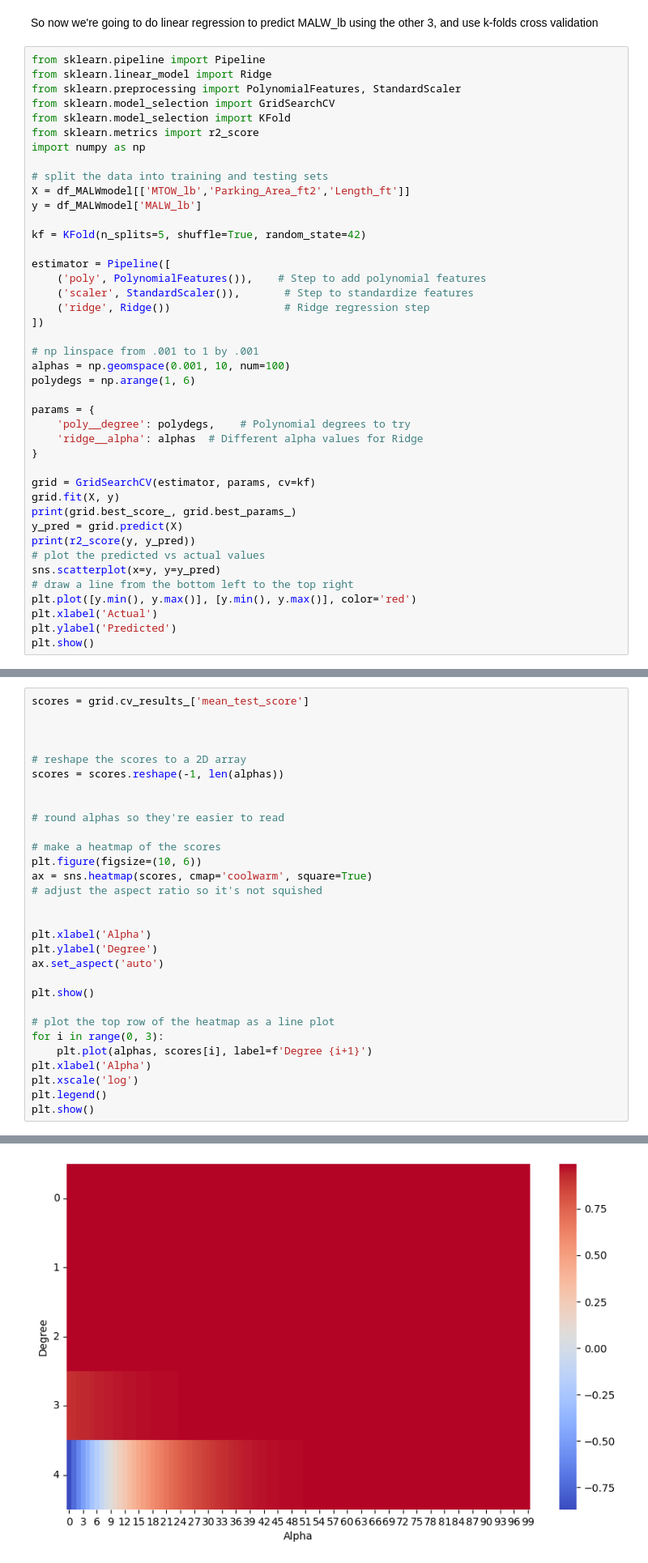
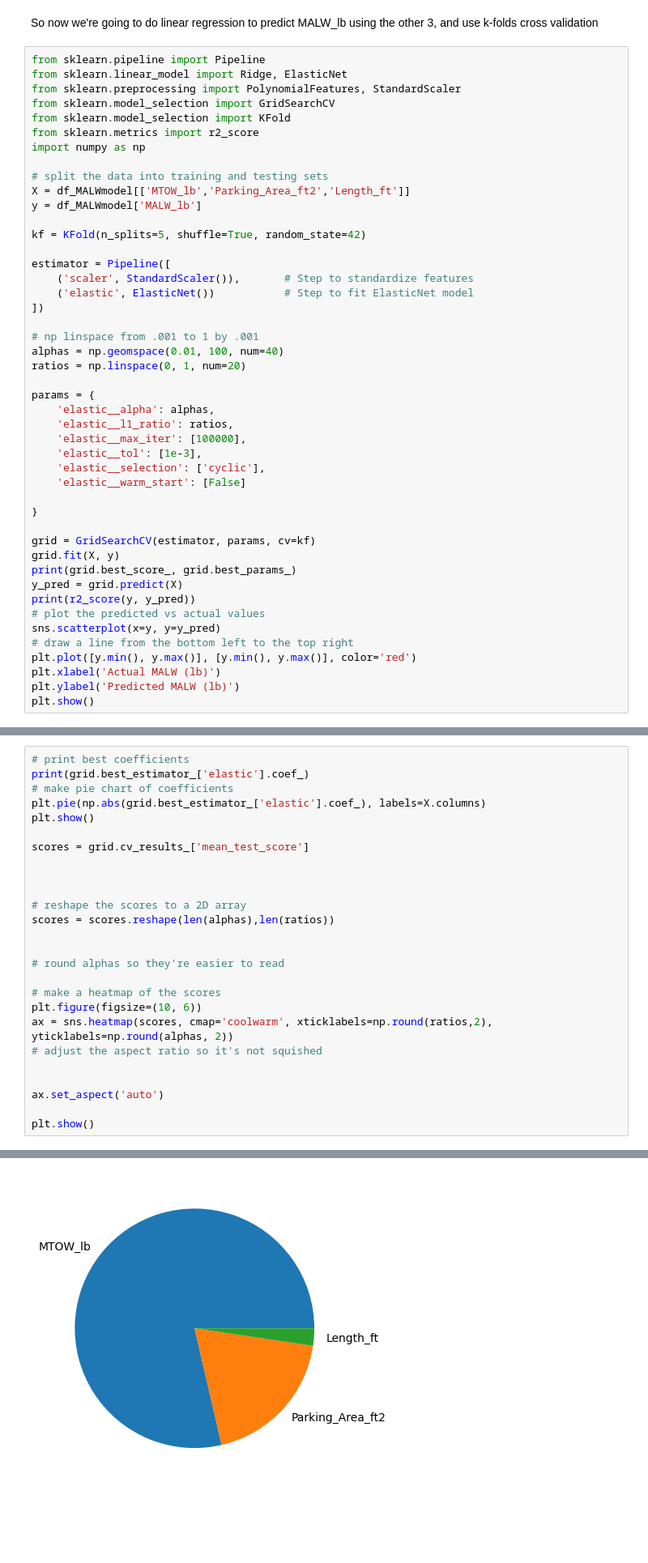
Before and after one commit to SharpWave/Dave_ML, a Jupyter notebook: FAA.ipynb, the cells around one changed output, grey strips where cells are left out. Shown at 81% size. Saved outputs shown, nothing was run; the diff lists cells and outputs as text; blank space fills up the shorter version.

```diff
--- a/FAA.ipynb
+++ b/FAA.ipynb
@@ -317,7 +317,7 @@ plt.show()
 So now we're going to do linear regression to predict MALW_lb using the other 3, and use k-folds cross validation
 # %%
 from sklearn.pipeline import Pipeline
-from sklearn.linear_model import Ridge
+from sklearn.linear_model import Ridge, ElasticNet
 from sklearn.preprocessing import PolynomialFeatures, StandardScaler
 from sklearn.model_selection import GridSearchCV
 from sklearn.model_selection import KFold
@@ -331,18 +331,22 @@ y = df_MALWmodel['MALW_lb']
 kf = KFold(n_splits=5, shuffle=True, random_state=42)
 
 estimator = Pipeline([
-    ('poly', PolynomialFeatures()),    # Step to add polynomial features
     ('scaler', StandardScaler()),       # Step to standardize features
-    ('ridge', Ridge())                  # Ridge regression step
+    ('elastic', ElasticNet())           # Step to fit ElasticNet model
 ])
 
 # np linspace from .001 to 1 by .001
-alphas = np.geomspace(0.001, 10, num=100)
-polydegs = np.arange(1, 6)
+alphas = np.geomspace(0.01, 100, num=40)
+ratios = np.linspace(0, 1, num=20)
 
 params = {
-    'poly__degree': polydegs,    # Polynomial degrees to try
-    'ridge__alpha': alphas  # Different alpha values for Ridge
+    'elastic__alpha': alphas,
+    'elastic__l1_ratio': ratios,
+    'elastic__max_iter': [100000],
+    'elastic__tol': [1e-3],
+    'elastic__selection': ['cyclic'],
+    'elastic__warm_start': [False]
+
 }
 
 grid = GridSearchCV(estimator, params, cv=kf)
@@ -354,7 +358,7 @@ print(r2_score(y, y_pred))
 sns.scatterplot(x=y, y=y_pred)
 # draw a line from the bottom left to the top right
 plt.plot([y.min(), y.max()], [y.min(), y.max()], color='red')
-plt.xlabel('Actual')
-plt.ylabel('Predicted')
+plt.xlabel('Actual MALW (lb)')
+plt.ylabel('Predicted MALW (lb)')
 plt.show()
 # %% [output]
@@ -363,32 +367,28 @@ plt.show()
 [figure]
 # %%
+# print best coefficients
+print(grid.best_estimator_['elastic'].coef_)
+# make pie chart of coefficients
+plt.pie(np.abs(grid.best_estimator_['elastic'].coef_), labels=X.columns)
+plt.show()
+
 scores = grid.cv_results_['mean_test_score']
 
 
 
 # reshape the scores to a 2D array
-scores = scores.reshape(-1, len(alphas))
+scores = scores.reshape(len(alphas),len(ratios))
 
 
 # round alphas so they're easier to read
 
 # make a heatmap of the scores
 plt.figure(figsize=(10, 6))
-ax = sns.heatmap(scores, cmap='coolwarm', square=True)
+ax = sns.heatmap(scores, cmap='coolwarm', xticklabels=np.round(ratios,2), yticklabels=np.round(alphas, 2))
 # adjust the aspect ratio so it's not squished
 
 
-plt.xlabel('Alpha')
-plt.ylabel('Degree')
 ax.set_aspect('auto')
 
 plt.show()
-
-# plot the top row of the heatmap as a line plot
-for i in range(0, 3):
-    plt.plot(alphas, scores[i], label=f'Degree {i+1}')
-plt.xlabel('Alpha')
-plt.xscale('log')
-plt.legend()
-plt.show()
 # %% [output]
@@ -395 +396 @@ plt.show()
-[figure, old version]
+[figure, new version]
```
Also changed, not shown: parts of 2 cells of this notebook.
